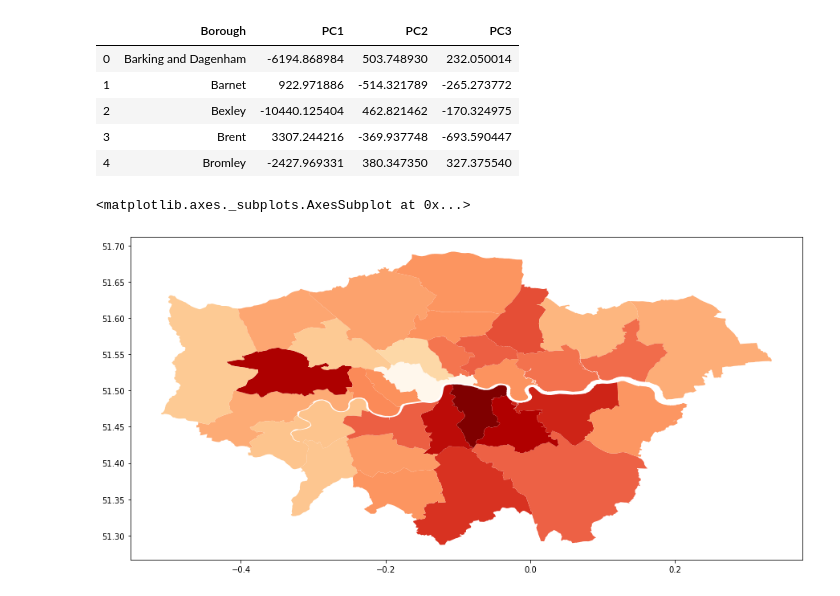
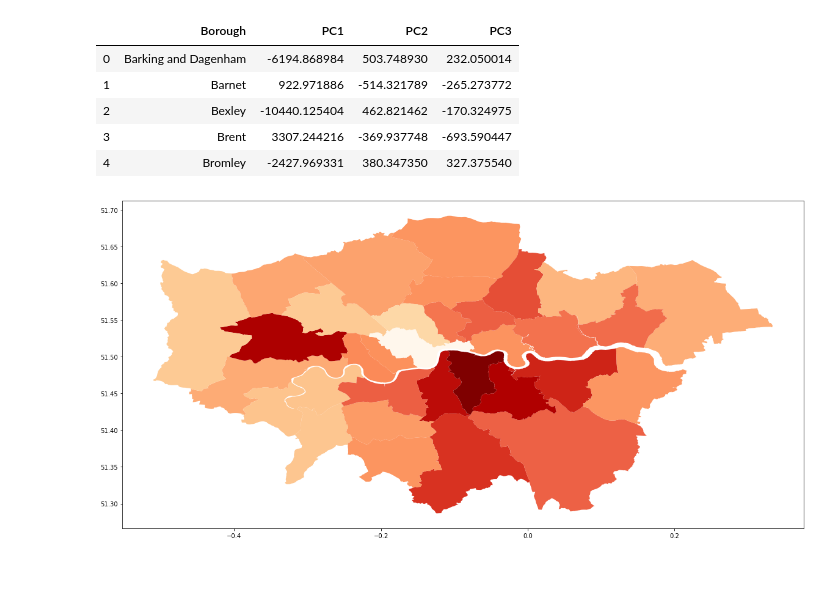
Before and after one commit to jlavileze/citadel-datathon-2020, a Jupyter notebook: analysis/spatiotemporal_borough.ipynb, the cells around one changed output. Cells and saved outputs as stored; diff of their text form; code cells hidden in the pictures.

```diff
--- a/analysis/spatiotemporal_borough.ipynb
+++ b/analysis/spatiotemporal_borough.ipynb
@@ -33,10 +33,10 @@ pca_normalized.head()
 spatiotemporal_df = geo_df.merge(pca_normalized, left_on="name", right_on="Borough", how="left")
 # %%
 pca_component = "PC3"
-spatiotemporal_df.plot(column=pca_component, figsize=(15,20), cmap='OrRd')
+spatiotemporal_df.plot(column=pca_component, figsize=(20,12), cmap='OrRd')
+plt.savefig("data/crime_pc3.png")
 # %% [output]
-<matplotlib.axes._subplots.AxesSubplot at 0x...>
-[figure, old version]
+[figure, new version]
 # %%
 # London is missing from the Borough crime dataset
 spatiotemporal_df[spatiotemporal_df["Borough"].isna()]
```
Also changed, not shown: 10 other files.
